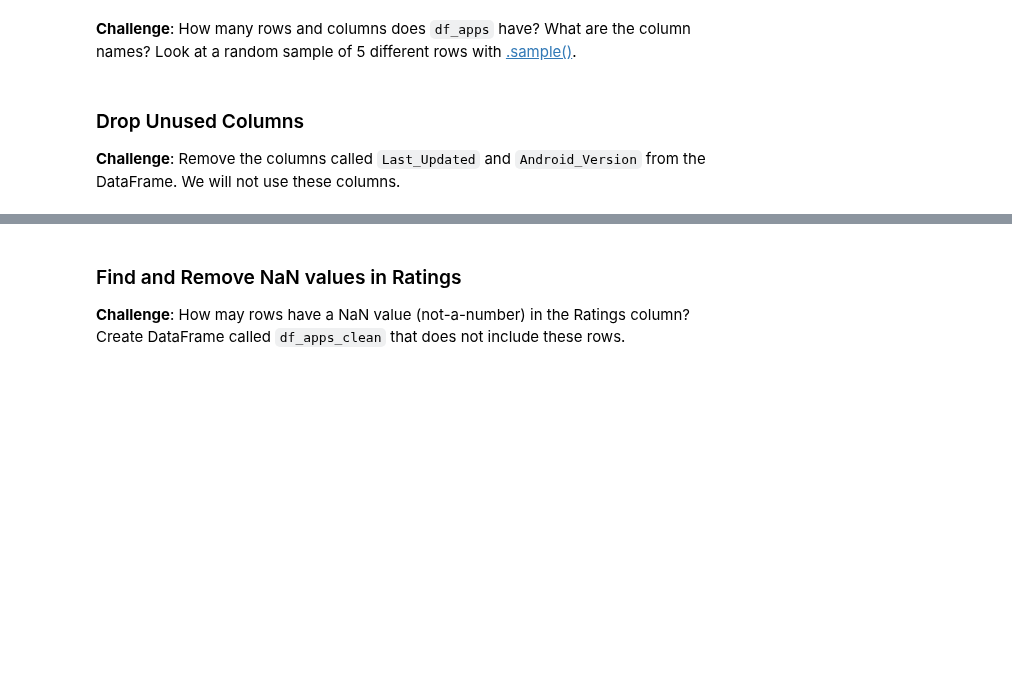
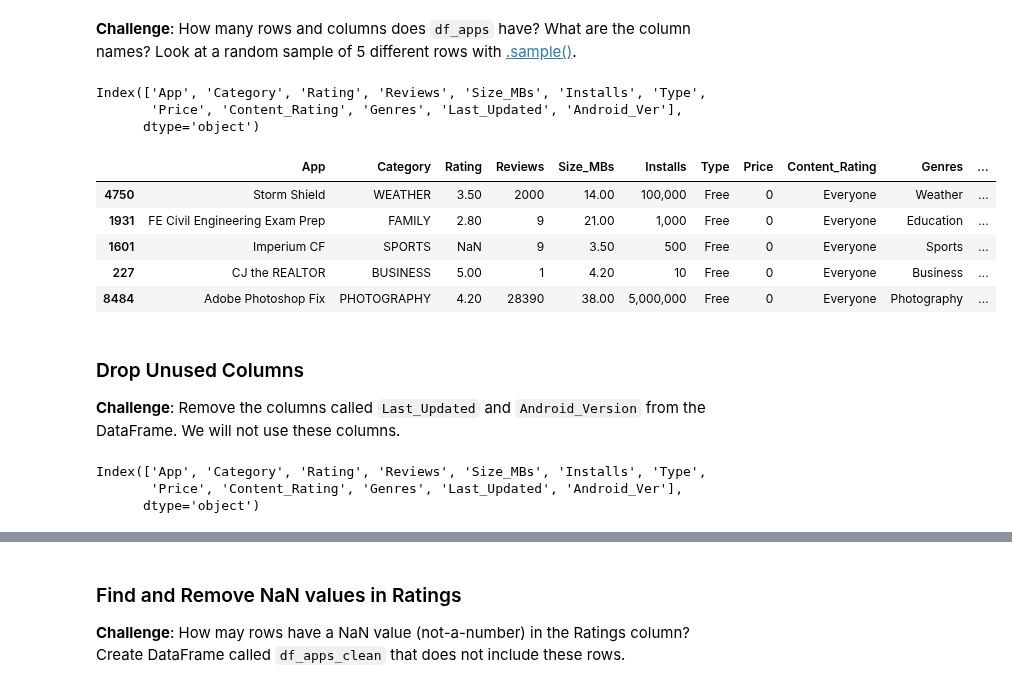
Before and after one commit to ImamSyabana/PythonDay16-100, a Jupyter notebook: Day 76/Google Play Store App Analytics (start).ipynb, the cells around one changed output, grey strips where cells are left out. Drawn from its saved outputs; the diff is of its cells as text; code cells hidden in the pictures; blank space fills up the shorter version.

```diff
--- a/Day 76/Google Play Store App Analytics (start).ipynb
+++ b/Day 76/Google Play Store App Analytics (start).ipynb
@@ -27,7 +39,29 @@ FileNotFoundError: ignored
 # Data Cleaning
 # %% [markdown]
 **Challenge**: How many rows and columns does `df_apps` have? What are the column names? Look at a random sample of 5 different rows with [.sample()](https://pandas.pydata.org/pandas-docs/stable/reference/api/pandas.DataFrame.sample.html).
+# %%
+# What are the column names?
+df_apps.columns
+# %% [output]
+Index(['App', 'Category', 'Rating', 'Reviews', 'Size_MBs', 'Installs', 'Type',
+       'Price', 'Content_Rating', 'Genres', 'Last_Updated', 'Android_Ver'],
+      dtype='object')
+# %%
+df_apps.sample(5)
+# %% [output]
+|  | App | Category | Rating | Reviews | Size_MBs | Installs | Type | Price | Content_Rating | Genres | ... |
+| 4750 | Storm Shield | WEATHER | 3.50 | 2000 | 14.00 | 100,000 | Free | 0 | Everyone | Weather | ... |
+| 1931 | FE Civil Engineering Exam Prep | FAMILY | 2.80 | 9 | 21.00 | 1,000 | Free | 0 | Everyone | Education | ... |
+| 1601 | Imperium CF | SPORTS | NaN | 9 | 3.50 | 500 | Free | 0 | Everyone | Sports | ... |
+| 227 | CJ the REALTOR | BUSINESS | 5.00 | 1 | 4.20 | 10 | Free | 0 | Everyone | Business | ... |
+| 8484 | Adobe Photoshop Fix | PHOTOGRAPHY | 4.20 | 28390 | 38.00 | 5,000,000 | Free | 0 | Everyone | Photography | ... |
 # %% [markdown]
 ### Drop Unused Columns
 
 **Challenge**: Remove the columns called `Last_Updated` and `Android_Version` from the DataFrame. We will not use these columns.
+# %%
+df_apps.columns
+# %% [output]
+Index(['App', 'Category', 'Rating', 'Reviews', 'Size_MBs', 'Installs', 'Type',
+       'Price', 'Content_Rating', 'Genres', 'Last_Updated', 'Android_Ver'],
+      dtype='object')
```
Also changed, not shown: parts of 17 cells of this notebook.
